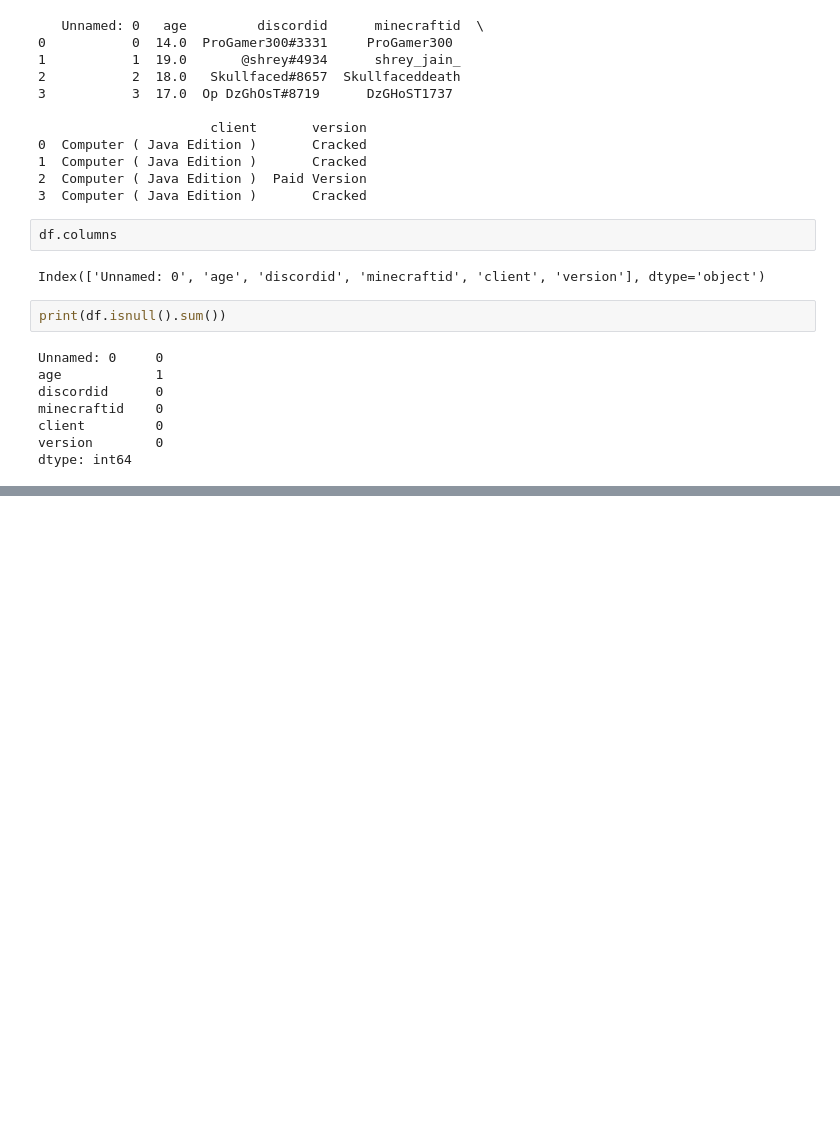
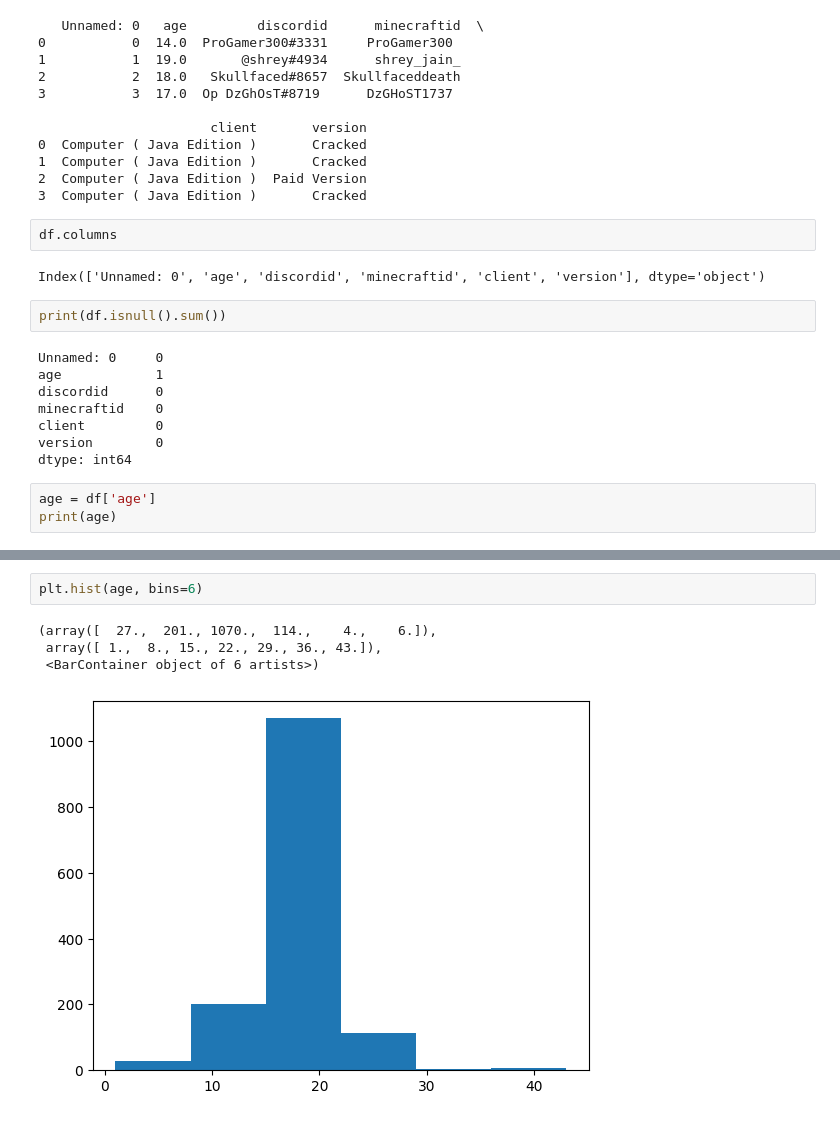
Before and after one commit to jeniferGoncalvesDaSilvaDev/Econometria-aulas, a Jupyter notebook: analise_econometria_minecraft.ipynb, the cells around one changed output, grey strips where cells are left out. Cells and saved outputs as stored; diff of their text form; blank space fills up the shorter version.

```diff
--- a/analise_econometria_minecraft.ipynb
+++ b/analise_econometria_minecraft.ipynb
@@ -32,3 +33,6 @@ minecraftid    0
 client         0
 version        0
 dtype: int64
+# %%
+age = df['age']
+print(age)
@@ -34,0 +52,7 @@ dtype: int64
+# %%
+plt.hist(age, bins=6)
+# %% [output]
+(array([  27.,  201., 1070.,  114.,    4.,    6.]),
+ array([ 1.,  8., 15., 22., 29., 36., 43.]),
+ <BarContainer object of 6 artists>)
+[figure, added]
```
Also changed, not shown: parts of 6 cells of this notebook.
